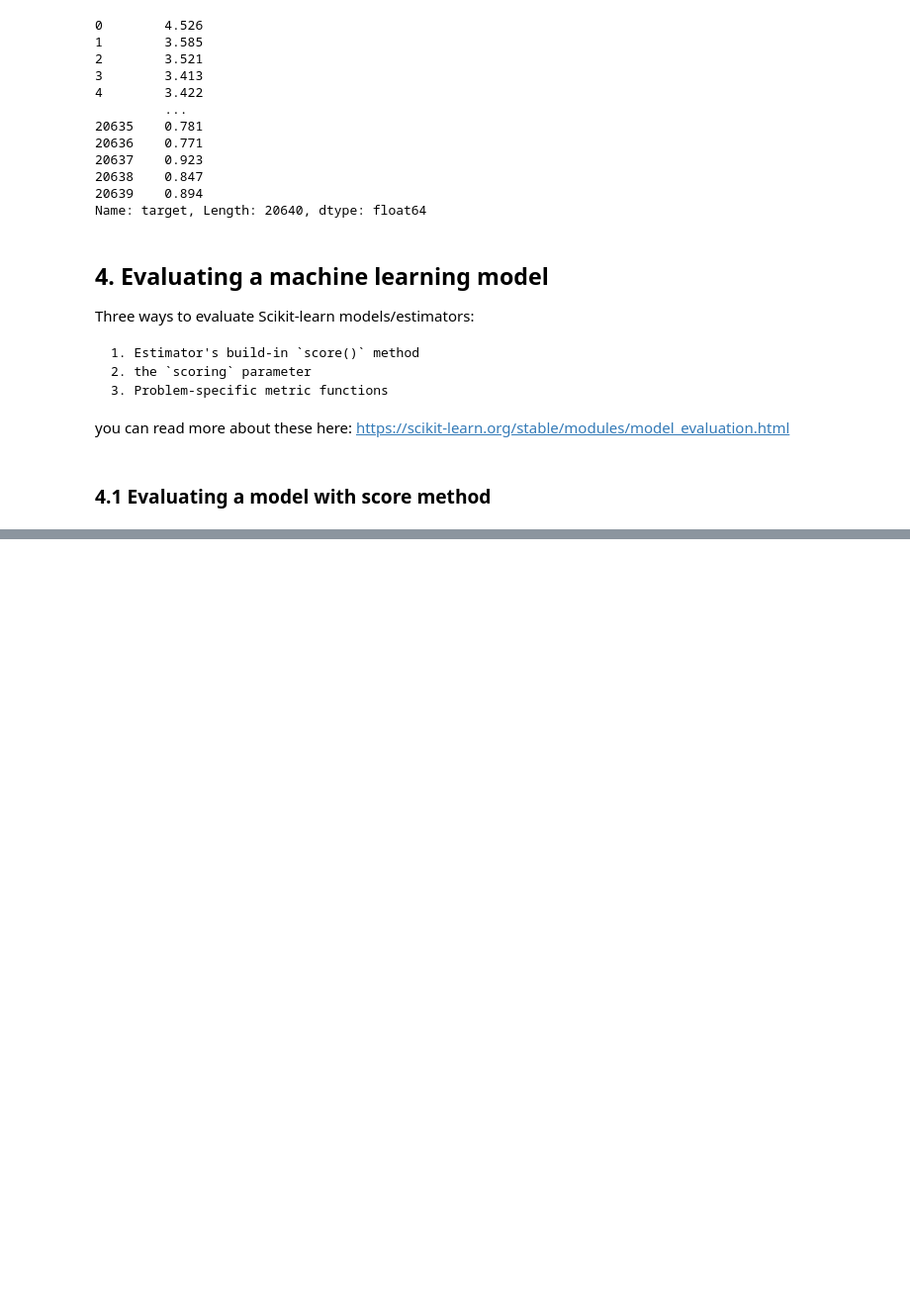
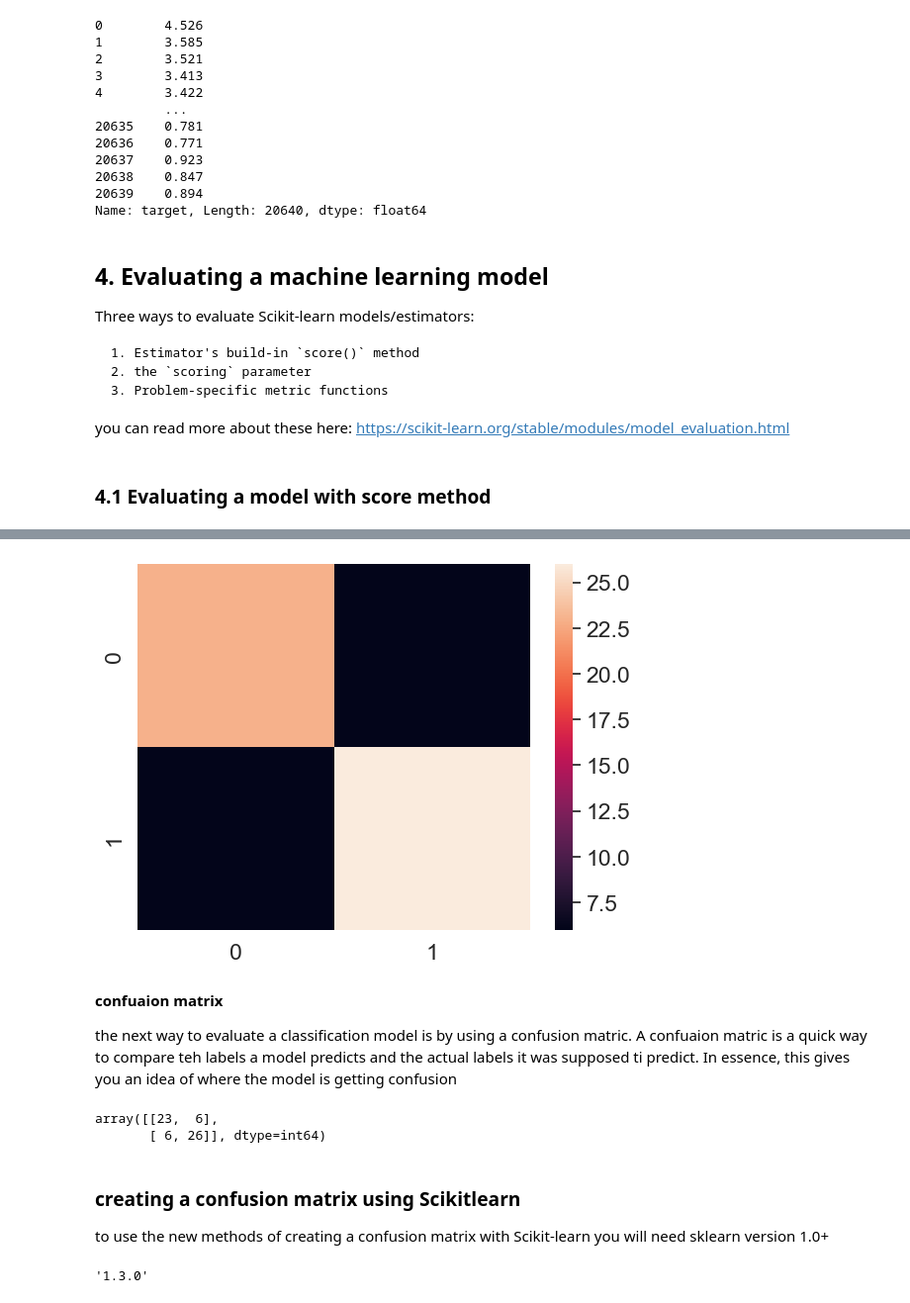
Before and after one commit to abdul2111/introduction_to_sci-kit-learn, a Jupyter notebook: introduction_to_sci-kit-learn.ipynb, the cells around one changed output, grey strips where cells are left out. Shown: that part at 99% size. Saved outputs shown, nothing was run; the diff lists cells and outputs as text; code cells hidden in the pictures; blank space fills up the shorter version.

```diff
--- a/introduction_to_sci-kit-learn.ipynb
+++ b/introduction_to_sci-kit-learn.ipynb
@@ -1075,0 +1171,11 @@ model.score(x_train, y_train)
+# %%
+from sklearn.model_selection import cross_val_score
+from sklearn.ensemble import RandomForestClassifier
+
+np.random.seed(42)
+
+x=heart_disease.drop("target", axis=1)
+y=heart_disease["target"]
+
+clf=RandomForestClassifier()
+cross_val_score=cross_val_score(clf,x,y,cv=5)
@@ -1075,0 +1333,36 @@ model.score(x_train, y_train)
+# %%
+#make our confusin matrix more visual with seaborn's heatmap()
+import seaborn as sns
+
+#set the font scale
+sns.set(font_scale=1.5)
+
+#create a confusion matrix
+conf_mat=confusion_matrix(y_test, y_preds)
+
+#plot it using searborn
+sns.heatmap(conf_mat);
+# %% [output]
+[figure, added]
+# %% [markdown]
+**confuaion matrix**
+
+the next way to evaluate a classification model is by using a confusion matric. A confuaion matric is a quick way to compare teh labels a model predicts and the actual labels it was supposed ti predict. In essence, this gives you an idea of where the model is getting confusion
+# %%
+from sklearn.metrics import confusion_matrix
+
+y_preds=clf.predict(x_test)
+
+confusion_matrix(y_test, y_preds)
+# %% [output]
+array([[23,  6],
+       [ 6, 26]], dtype=int64)
+# %% [markdown]
+### creating a confusion matrix using Scikitlearn
+
+to use the new methods of creating a confusion matrix with Scikit-learn you will need sklearn version 1.0+
+# %%
+import sklearn
+sklearn.__version__
+# %% [output]
+'1.3.0'
```
Also changed, not shown: parts of 132 cells of this notebook, 5 other files.
